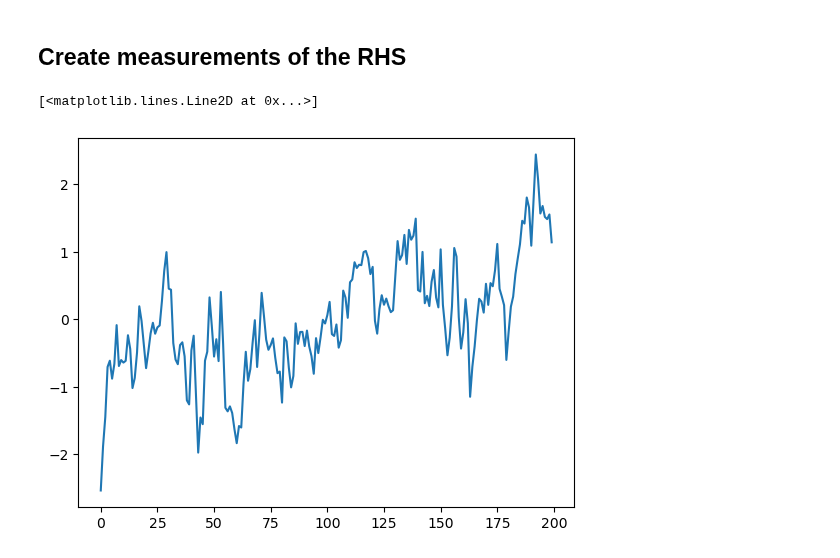
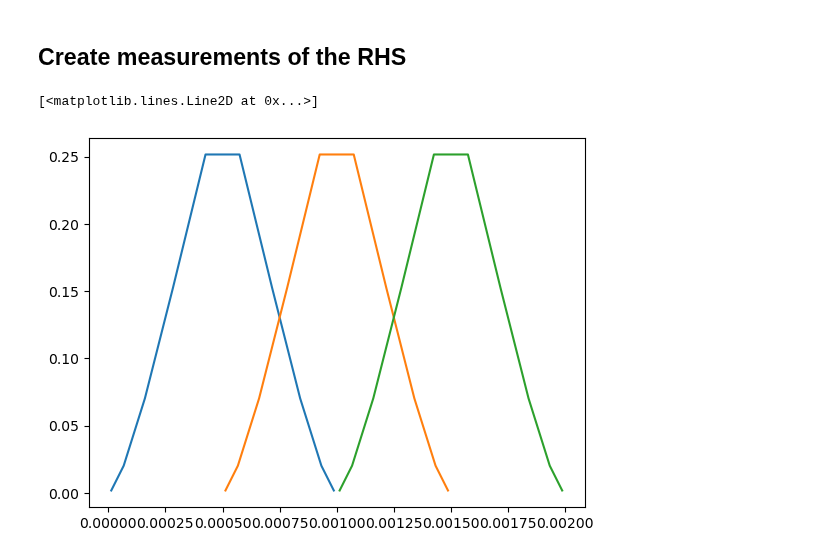
Before and after one commit to MatthieuDarcy/Kernel-NeuralNetworks-SPDEs, a Jupyter notebook: solving_elliptic/elliptic_neumann.ipynb, the cells around one changed output. Cells and saved outputs as stored; diff of their text form; code cells hidden in the pictures.

```diff
--- a/solving_elliptic/elliptic_neumann.ipynb
+++ b/solving_elliptic/elliptic_neumann.ipynb
@@ -206,13 +155,0 @@ from utils_rough_pde import vmap_root_interval, indicator_vector
-# %%
-lower, upper = 0.0, 1.0
-
-boundary = jnp.array([[lower, upper]]).T
-L =upper -lower
-
-# Construct the measurements
-n_meas = 200
-epsilon_values =  jnp.array([L/(n_meas*2)])
-loc_values = jnp.linspace(lower , upper,  int(L/(2*epsilon_values[0])))
-support = jnp.array([loc_values - epsilon_values[0], loc_values + epsilon_values[0]]).T
-vol = support[:,1] - support[:,0]
-N_test_functions = loc_values.shape[0]
@@ -224,15 +155,0 @@ x_interval, w_interval = vmap_root_interval(x_q, w_q, support)
-# %%
-from utils_rough_pde import vmap_integrate_f_test_functions
-# Create measurements of f
-root_psi, w_psi = vmap_root_interval(x_q, w_q, support)
-psi_matrix = indicator_vector(root_psi, epsilon_values, loc_values)
-psi_matrix = psi_matrix * w_psi
-
-# Compute the RHS of the linear system
-f_quad = evaluate_function(root_psi, coef_f, L)
-f_meas = vmap_integrate_f_test_functions(f_quad, psi_matrix)
-
-plt.plot(f_meas)
-# %% [output]
-[<matplotlib.lines.Line2D at 0x...>]
-[figure, removed]
@@ -242,0 +161,17 @@ bc = jnp.zeros(shape = (2, ))
+# %%
+domain = jnp.array([lower , upper])
+# %%
+m_tool = measurement_tool(domain, 2000, mode = "Dirichlet")
+root_b = m_tool.evaluate_at_roots(b)
+# %%
+psi_matrix = m_tool.psi_matrix
+root_psi = m_tool.root_psi
+b_root = root_b
+centers = m_tool.centers
+# %%
+plt.plot(root_psi[0], psi_matrix[0])
+plt.plot(root_psi[1], psi_matrix[1])
+plt.plot(root_psi[2], psi_matrix[2])
+# %% [output]
+[<matplotlib.lines.Line2D at 0x...>]
+[figure, added]
```
Also changed, not shown: parts of 41 cells of this notebook, 10 other files.
